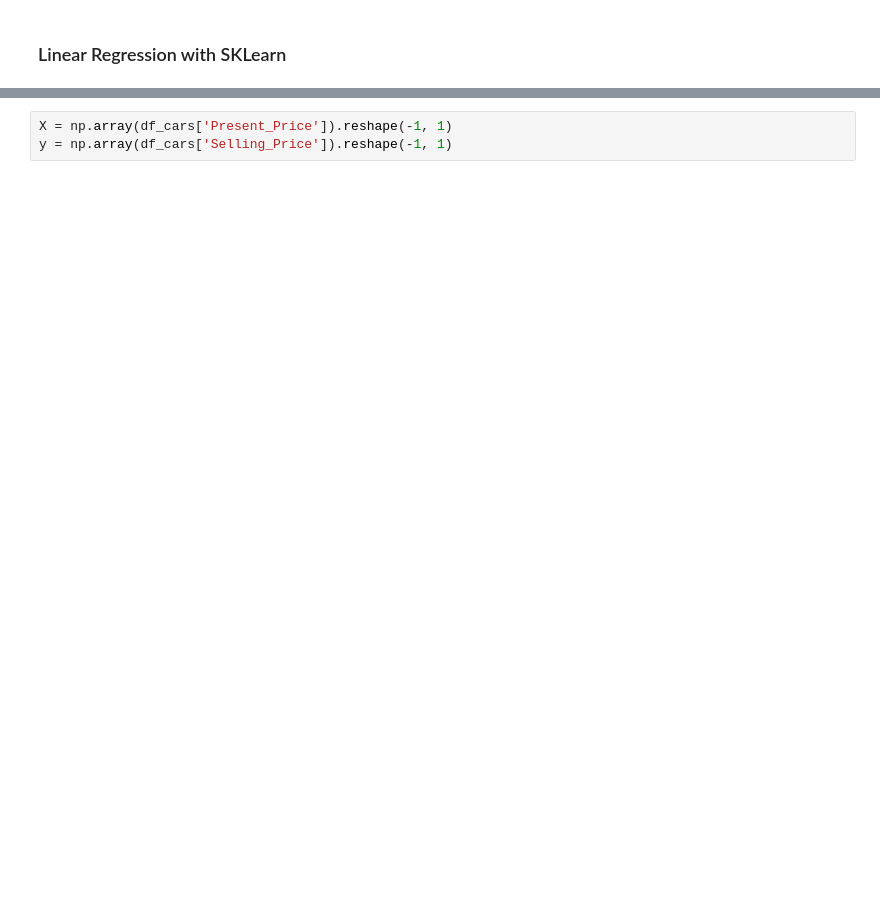
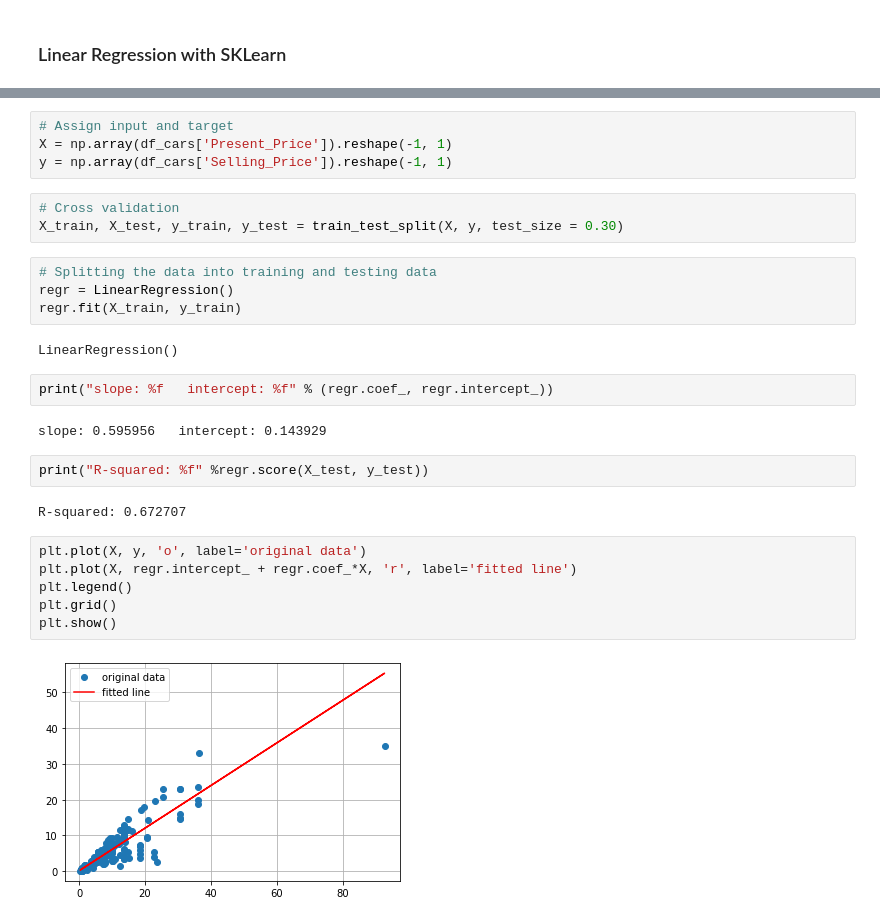
Before and after one commit to eltarr-kawther/New-Car, a Jupyter notebook: new_car.ipynb, the cells around one changed output, grey strips where cells are left out. Drawn from its saved outputs; the diff is of its cells as text; blank space fills up the shorter version.

Commit message:
linear regression testing

```diff
--- a/new_car.ipynb
+++ b/new_car.ipynb
@@ -177,3 +183,29 @@ from sklearn.linear_model import LinearRegression
 # %%
+# Assign input and target
 X = np.array(df_cars['Present_Price']).reshape(-1, 1)
 y = np.array(df_cars['Selling_Price']).reshape(-1, 1)
+# %%
+# Cross validation
+X_train, X_test, y_train, y_test = train_test_split(X, y, test_size = 0.30)
+# %%
+# Splitting the data into training and testing data
+regr = LinearRegression()
+regr.fit(X_train, y_train)
+# %% [output]
+LinearRegression()
+# %%
+print("slope: %f   intercept: %f" % (regr.coef_, regr.intercept_))
+# %% [output]
+slope: 0.595956   intercept: 0.143929
+# %%
+print("R-squared: %f" %regr.score(X_test, y_test))
+# %% [output]
+R-squared: 0.672707
+# %%
+plt.plot(X, y, 'o', label='original data')
+plt.plot(X, regr.intercept_ + regr.coef_*X, 'r', label='fitted line')
+plt.legend()
+plt.grid()
+plt.show()
+# %% [output]
+[figure, added]
```
Also changed, not shown: parts of 23 cells of this notebook.
